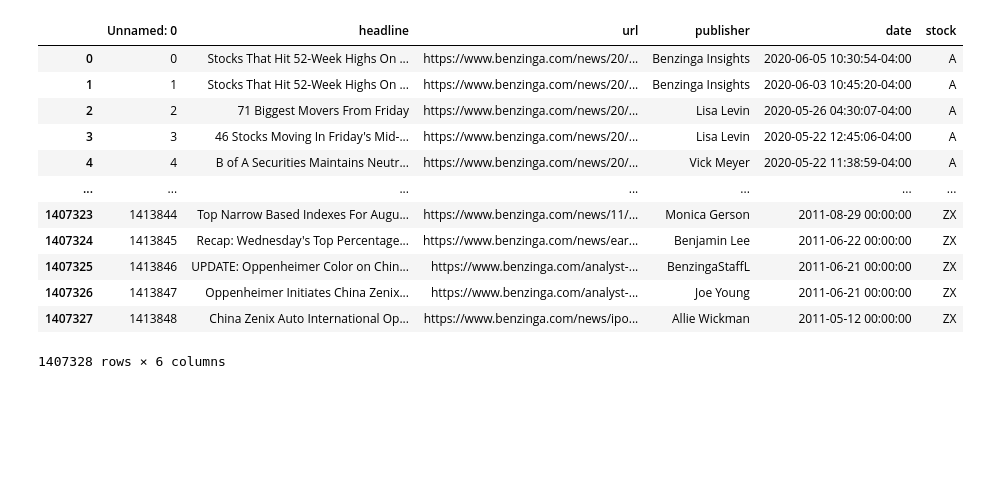
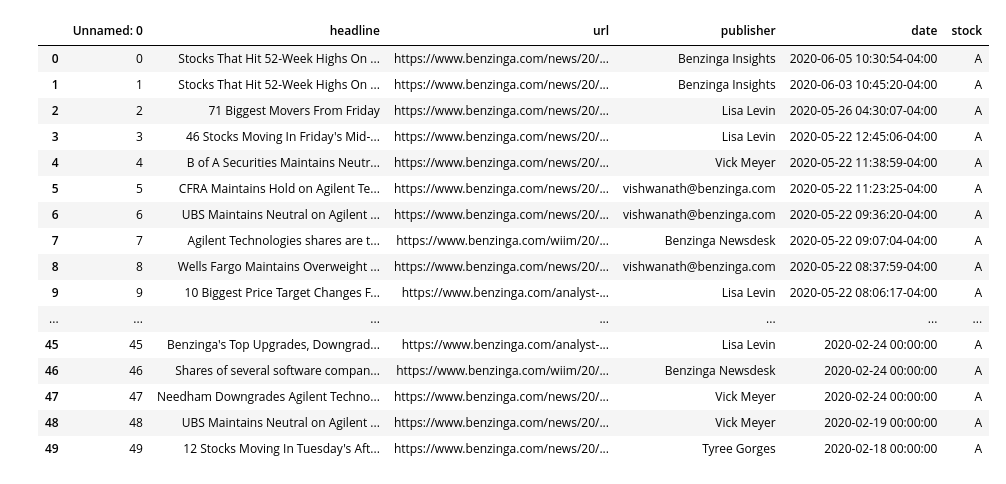
Before and after one commit to leuel-a/news-sentiment-stock-prediction, a Jupyter notebook: notebooks/stock_news_sentiment.ipynb, the cells around one changed output. Drawn from its saved outputs; the diff is of its cells as text; code cells hidden in the pictures; blank space fills up the shorter version.

```diff
--- a/notebooks/stock_news_sentiment.ipynb
+++ b/notebooks/stock_news_sentiment.ipynb
@@ -9,22 +10,26 @@ from nltk.sentiment.vader import SentimentIntensityAnalyzer
 # %%
 file_path = "../data/raw/raw_analyst_ratings.csv"
 
 df = pd.read_csv(file_path)
-df
+df.head(50)
 # %% [output]
 |  | Unnamed: 0 | headline | url | publisher | date | stock |
 | 0 | 0 | Stocks That Hit 52-Week Highs On ... | https://www.benzinga.com/news/20/... | Benzinga Insights | 2020-06-05 10:30:54-04:00 | A |
 | 1 | 1 | Stocks That Hit 52-Week Highs On ... | https://www.benzinga.com/news/20/... | Benzinga Insights | 2020-06-03 10:45:20-04:00 | A |
 | 2 | 2 | 71 Biggest Movers From Friday | https://www.benzinga.com/news/20/... | Lisa Levin | 2020-05-26 04:30:07-04:00 | A |
 | 3 | 3 | 46 Stocks Moving In Friday's Mid-... | https://www.benzinga.com/news/20/... | Lisa Levin | 2020-05-22 12:45:06-04:00 | A |
 | 4 | 4 | B of A Securities Maintains Neutr... | https://www.benzinga.com/news/20/... | Vick Meyer | 2020-05-22 11:38:59-04:00 | A |
+| 5 | 5 | CFRA Maintains Hold on Agilent Te... | https://www.benzinga.com/news/20/... | vishwanath@benzinga.com | 2020-05-22 11:23:25-04:00 | A |
+| 6 | 6 | UBS Maintains Neutral on Agilent ... | https://www.benzinga.com/news/20/... | vishwanath@benzinga.com | 2020-05-22 09:36:20-04:00 | A |
+| 7 | 7 | Agilent Technologies shares are t... | https://www.benzinga.com/wiim/20/... | Benzinga Newsdesk | 2020-05-22 09:07:04-04:00 | A |
+| 8 | 8 | Wells Fargo Maintains Overweight ... | https://www.benzinga.com/news/20/... | vishwanath@benzinga.com | 2020-05-22 08:37:59-04:00 | A |
+| 9 | 9 | 10 Biggest Price Target Changes F... | https://www.benzinga.com/analyst-... | Lisa Levin | 2020-05-22 08:06:17-04:00 | A |
 | ... | ... | ... | ... | ... | ... | ... |
-| 1407323 | 1413844 | Top Narrow Based Indexes For Augu... | https://www.benzinga.com/news/11/... | Monica Gerson | 2011-08-29 00:00:00 | ZX |
-| 1407324 | 1413845 | Recap: Wednesday's Top Percentage... | https://www.benzinga.com/news/ear... | Benjamin Lee | 2011-06-22 00:00:00 | ZX |
-| 1407325 | 1413846 | UPDATE: Oppenheimer Color on Chin... | https://www.benzinga.com/analyst-... | BenzingaStaffL | 2011-06-21 00:00:00 | ZX |
-| 1407326 | 1413847 | Oppenheimer Initiates China Zenix... | https://www.benzinga.com/analyst-... | Joe Young | 2011-06-21 00:00:00 | ZX |
-| 1407327 | 1413848 | China Zenix Auto International Op... | https://www.benzinga.com/news/ipo... | Allie Wickman | 2011-05-12 00:00:00 | ZX |
+| 45 | 45 | Benzinga's Top Upgrades, Downgrad... | https://www.benzinga.com/analyst-... | Lisa Levin | 2020-02-24 00:00:00 | A |
+| 46 | 46 | Shares of several software compan... | https://www.benzinga.com/wiim/20/... | Benzinga Newsdesk | 2020-02-24 00:00:00 | A |
+| 47 | 47 | Needham Downgrades Agilent Techno... | https://www.benzinga.com/news/20/... | Vick Meyer | 2020-02-24 00:00:00 | A |
+| 48 | 48 | UBS Maintains Neutral on Agilent ... | https://www.benzinga.com/news/20/... | Vick Meyer | 2020-02-19 00:00:00 | A |
+| 49 | 49 | 12 Stocks Moving In Tuesday's Aft... | https://www.benzinga.com/news/20/... | Tyree Gorges | 2020-02-18 00:00:00 | A |
-1407328 rows × 6 columns
 # %%
 df["date"] = pd.to_datetime(df["date"], format="ISO8601", utc=True)
 df["date_only"] = df["date"].dt.date
```
Also changed, not shown: parts of 11 cells of this notebook.
